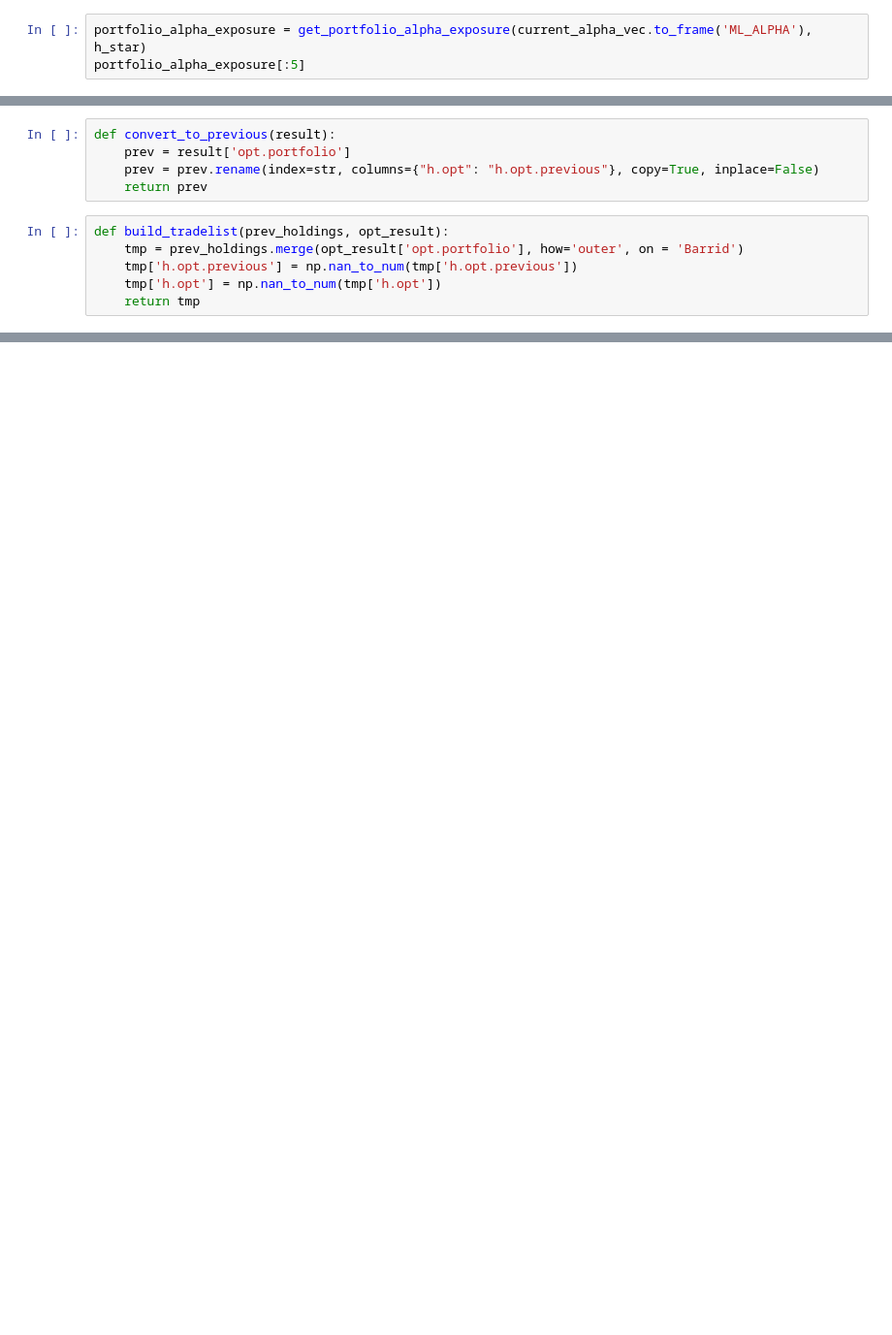
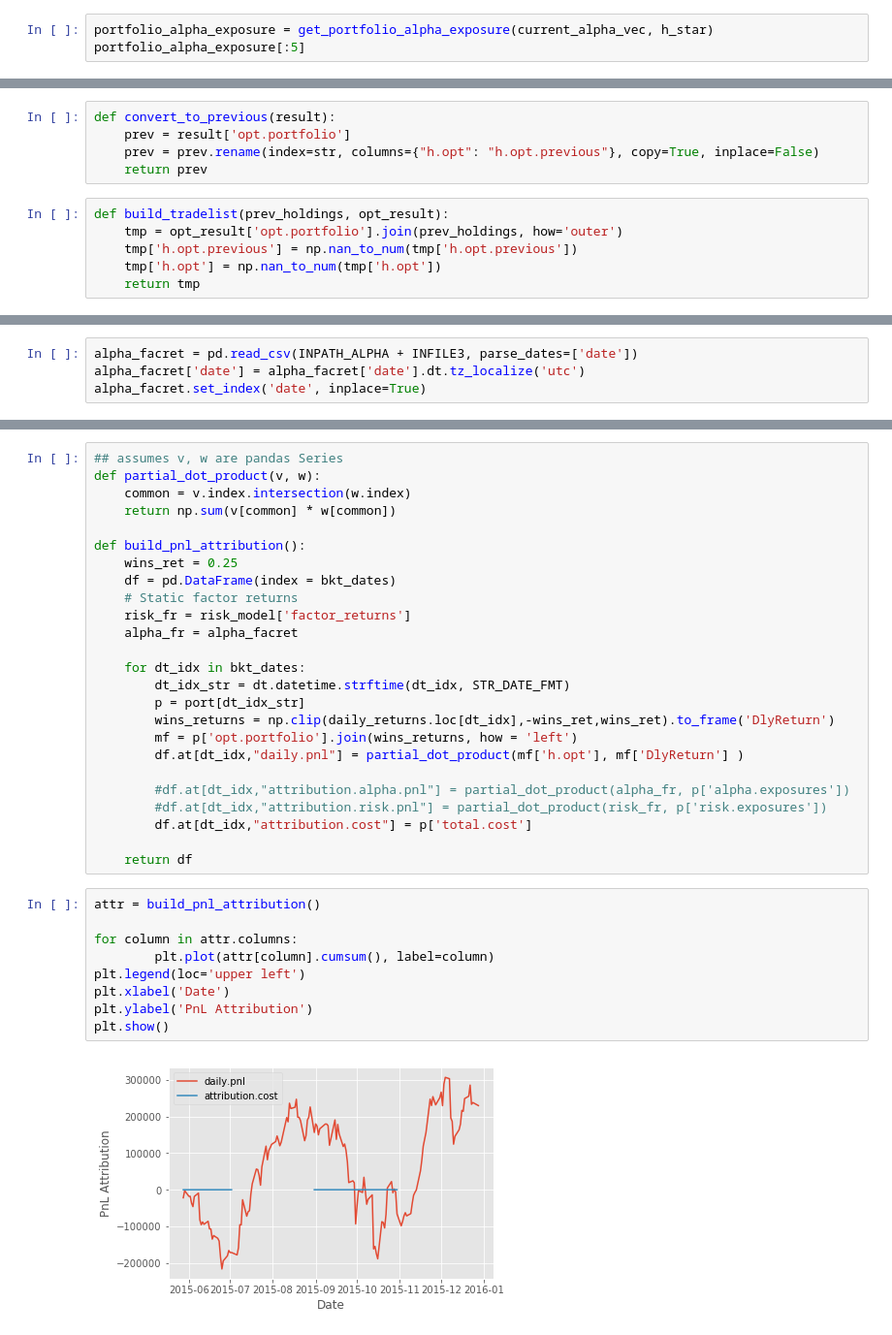
Before and after one commit to manualrg/dslab-ai-for-trading, a Jupyter notebook: portfolio_mgnmt/02_portopt_backtesting.ipynb, the cells around one changed output, grey strips where cells are left out. Shown at 97% size. Saved outputs shown, nothing was run; the diff lists cells and outputs as text; blank space fills up the shorter version.

```diff
--- a/portfolio_mgnmt/02_portopt_backtesting.ipynb
+++ b/portfolio_mgnmt/02_portopt_backtesting.ipynb
@@ -275,4 +317,4 @@ def get_portfolio_alpha_exposure(B_alpha, h_star):
 # %%
-portfolio_alpha_exposure = get_portfolio_alpha_exposure(current_alpha_vec.to_frame('ML_ALPHA'), h_star)
+portfolio_alpha_exposure = get_portfolio_alpha_exposure(current_alpha_vec, h_star)
 portfolio_alpha_exposure[:5]
 # %% [output]
@@ -321,7 +371,7 @@ def convert_to_previous(result):
     return prev
 # %%
 def build_tradelist(prev_holdings, opt_result):
-    tmp = prev_holdings.merge(opt_result['opt.portfolio'], how='outer', on = 'Barrid')
+    tmp = opt_result['opt.portfolio'].join(prev_holdings, how='outer')
     tmp['h.opt.previous'] = np.nan_to_num(tmp['h.opt.previous'])
     tmp['h.opt'] = np.nan_to_num(tmp['h.opt'])
     return tmp
@@ -375,0 +430,4 @@ NameError: name 'frames' is not defined
+# %%
+alpha_facret = pd.read_csv(INPATH_ALPHA + INFILE3, parse_dates=['date'])
+alpha_facret['date'] = alpha_facret['date'].dt.tz_localize('utc')
+alpha_facret.set_index('date', inplace=True)
@@ -375,0 +460,36 @@ NameError: name 'frames' is not defined
+# %%
+## assumes v, w are pandas Series
+def partial_dot_product(v, w):
+    common = v.index.intersection(w.index)
+    return np.sum(v[common] * w[common])
+
+def build_pnl_attribution():
+    wins_ret = 0.25
+    df = pd.DataFrame(index = bkt_dates)
+    # Static factor returns
+    risk_fr = risk_model['factor_returns']
+    alpha_fr = alpha_facret
+
+    for dt_idx in bkt_dates:
+        dt_idx_str = dt.datetime.strftime(dt_idx, STR_DATE_FMT)
+        p = port[dt_idx_str]
+        wins_returns = np.clip(daily_returns.loc[dt_idx],-wins_ret,wins_ret).to_frame('DlyReturn')
+        mf = p['opt.portfolio'].join(wins_returns, how = 'left')
+        df.at[dt_idx,"daily.pnl"] = partial_dot_product(mf['h.opt'], mf['DlyReturn'] )
+
+        #df.at[dt_idx,"attribution.alpha.pnl"] = partial_dot_product(alpha_fr, p['alpha.exposures'])
+        #df.at[dt_idx,"attribution.risk.pnl"] = partial_dot_product(risk_fr, p['risk.exposures'])
+        df.at[dt_idx,"attribution.cost"] = p['total.cost']
+
+    return df
+# %%
+attr = build_pnl_attribution()
+
+for column in attr.columns:
+        plt.plot(attr[column].cumsum(), label=column)
+plt.legend(loc='upper left')
+plt.xlabel('Date')
+plt.ylabel('PnL Attribution')
+plt.show()
+# %% [output]
+[figure, added]
```
Also changed, not shown: parts of 32 cells of this notebook, 1 other file.
